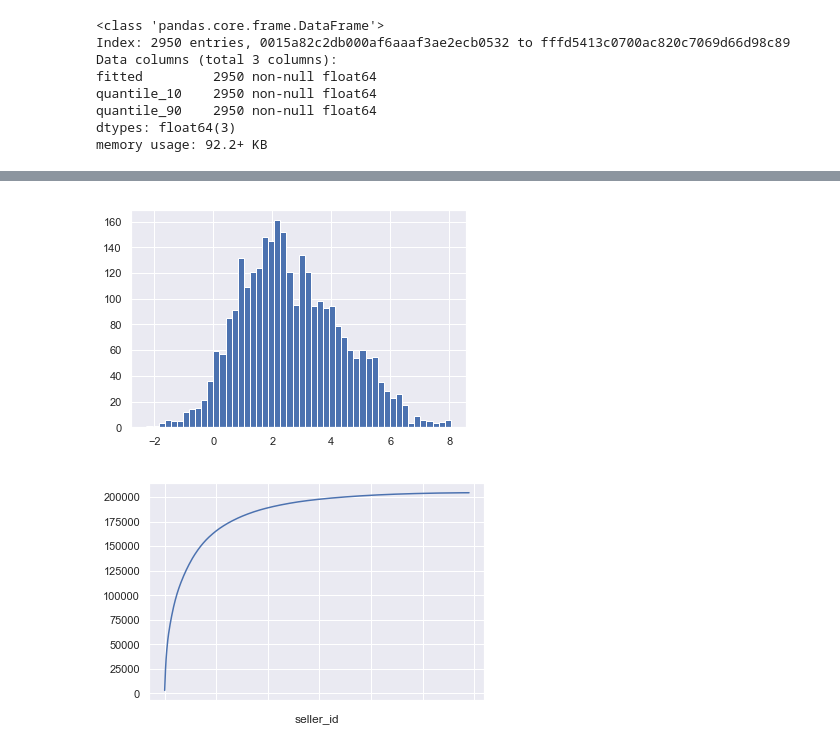
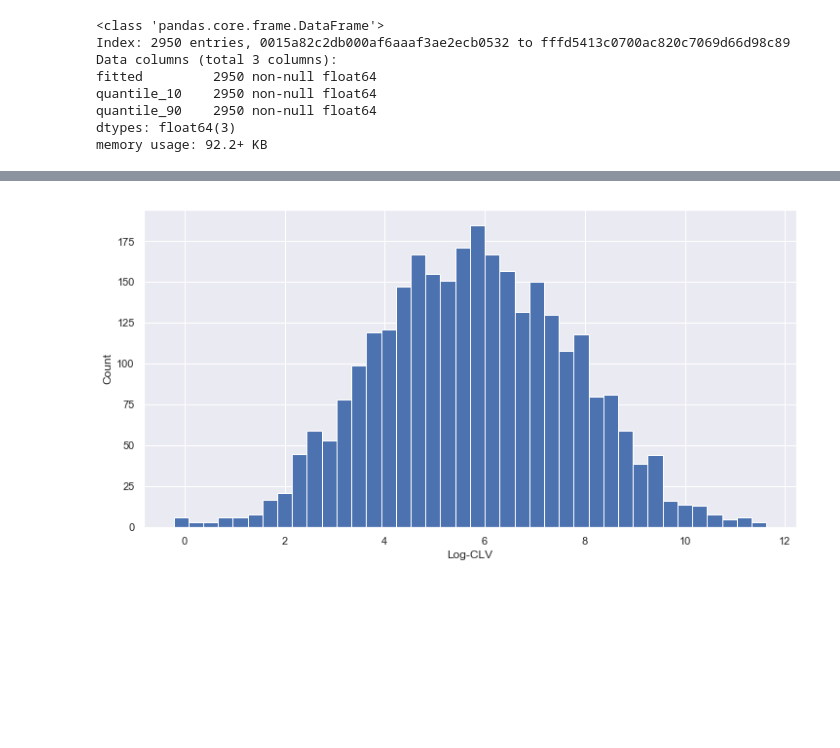
Before and after one commit to leeyenter/bt4211-project, a Jupyter notebook: Merchant CLV - HJ.ipynb, the cells around one changed output, grey strips where cells are left out. Saved outputs shown, nothing was run; the diff lists cells and outputs as text; code cells hidden in the pictures; blank space fills up the shorter version.

```diff
--- a/Merchant CLV - HJ.ipynb
+++ b/Merchant CLV - HJ.ipynb
@@ -143,3 +90,5 @@ dtype: int64
 # %%
-order_items.product_category_name_english.fillna('NA_category', inplace=True)
+# fill NA in product category
+merchant.product_category_name_english.fillna('NA_category',
+                                              inplace=True)
 # %%
@@ -202,4 +168 @@ $$CLV=\sum_{t=0}^T{\frac{mr^t}{(1+d)^t}} - AC$$ i.e. CLV model 2
 * Use Weekly values
-# %%
-orders.order_purchase_timestamp = pd.to_datetime(orders.order_purchase_timestamp)
-order_items = order_items.merge(orders[['order_id', 'order_purchase_timestamp']], how='left', on='order_id')
@@ -239,3 +169,18 @@ clv.head()
+# %%
+CLV = order_items.merge(orders[['order_id', 'order_purchase_timestamp']],
+                                how='left', on='order_id')\
+                 .groupby('seller_id')\
+                 .agg({'price': lambda x: np.sum(x),
+                       'order_purchase_timestamp': lambda x: np.max(x)-np.min(x)})
+# rename columns and preprocess to weekly values
+CLV.rename(columns={'price': 'total_revenue',
+                    'order_purchase_timestamp': 'timespan'},
+           inplace=True)
+CLV['timespan'] = CLV.timespan.dt.days / 7 + 1
+CLV['avg_weekly_revenue'] = CLV.total_revenue / CLV.timespan
+
+# join with churn data, 145 sellers were dropped due to left censorship
+CLV = CLV.merge(churn, how='inner', left_index=True, right_index=True)
 # %%
 # constants
 annual_disc = 0.2
@@ -245,3 +188,5 @@ wkly_disc = (1+annual_disc)**(1/52)
 # %%
-clv['PV_factor'] = clv.fitted.apply(lambda x: sum((1/wkly_disc)**t for t in range(int(x)+1)))
-clv['CLV'] = clv.avg_weekly_revenue * commission * clv.PV_factor
+wkly_disc = (1+annual_disc)**(1/52)
+# discount number of weeks in lifetime by discount factor
+CLV['pv_factor'] = CLV.fitted.apply(lambda x: sum(1/wkly_disc**t for t in range(int(x)+1)))
+CLV['clv'] = CLV.avg_weekly_revenue * commission * CLV.pv_factor
@@ -248,9 +203,6 @@ clv['CLV'] = clv.avg_weekly_revenue * commission * clv.PV_factor
 # %%
-clv.CLV.apply(np.log).hist(bins=50); # log distribution is preserved
+CLV.clv.apply(np.log).hist(bins=40, figsize=(12,6)) # log distribution is preserved
+plt.xlabel('Log-CLV')
+plt.ylabel('Count');
 # %% [output]
-[figure, old version]
+[figure, new version]
-# %%
-# cumulative value plot
-clv.sort_values(by='CLV', ascending=False).CLV.cumsum().plot.line();
-# %% [output]
-[figure, removed]
```
Also changed, not shown: parts of 47 cells of this notebook, 1 other file.
